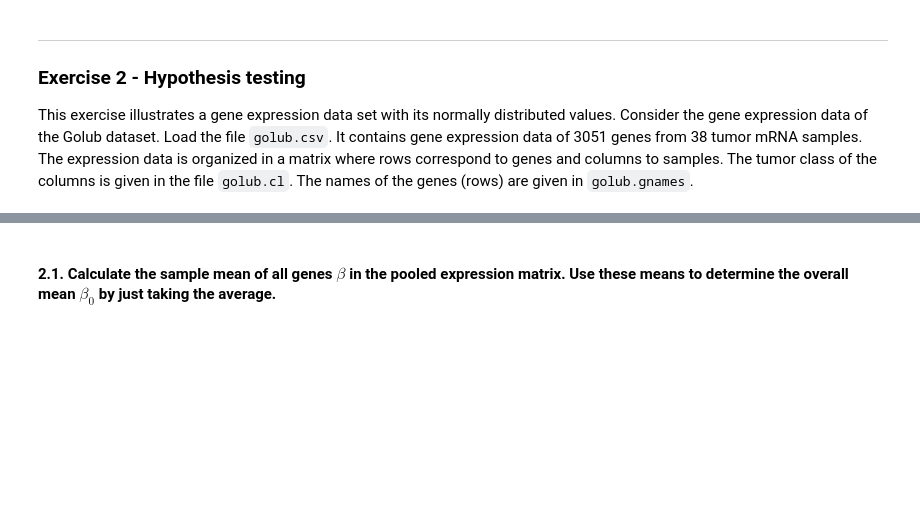
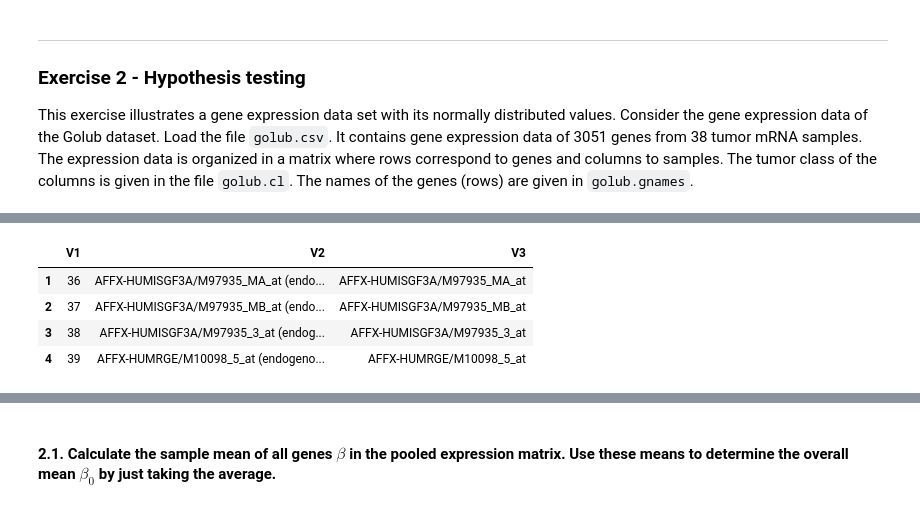
Before and after one commit to FabriceBeaumont/MA-INF_4216_Biomedical_DS_and_AI, a Jupyter notebook: Sheet3/Assignment3_Solutions.ipynb, the cells around one changed output, grey strips where cells are left out. Saved outputs shown, nothing was run; the diff lists cells and outputs as text; code cells hidden in the pictures; blank space fills up the shorter version.

```diff
--- a/Sheet3/Assignment3_Solutions.ipynb
+++ b/Sheet3/Assignment3_Solutions.ipynb
@@ -85,0 +121,8 @@ It contains gene expression data of 3051 genes from 38 tumor mRNA samples. The e
+# %%
+db_golub_gnames.head(4)
+# %% [output]
+|  | V1 | V2 | V3 |
+| 1 | 36 | AFFX-HUMISGF3A/M97935_MA_at (endo... | AFFX-HUMISGF3A/M97935_MA_at |
+| 2 | 37 | AFFX-HUMISGF3A/M97935_MB_at (endo... | AFFX-HUMISGF3A/M97935_MB_at |
+| 3 | 38 | AFFX-HUMISGF3A/M97935_3_at (endog... | AFFX-HUMISGF3A/M97935_3_at |
+| 4 | 39 | AFFX-HUMRGE/M10098_5_at (endogeno... | AFFX-HUMRGE/M10098_5_at |
```
Also changed, not shown: parts of 27 cells of this notebook.
